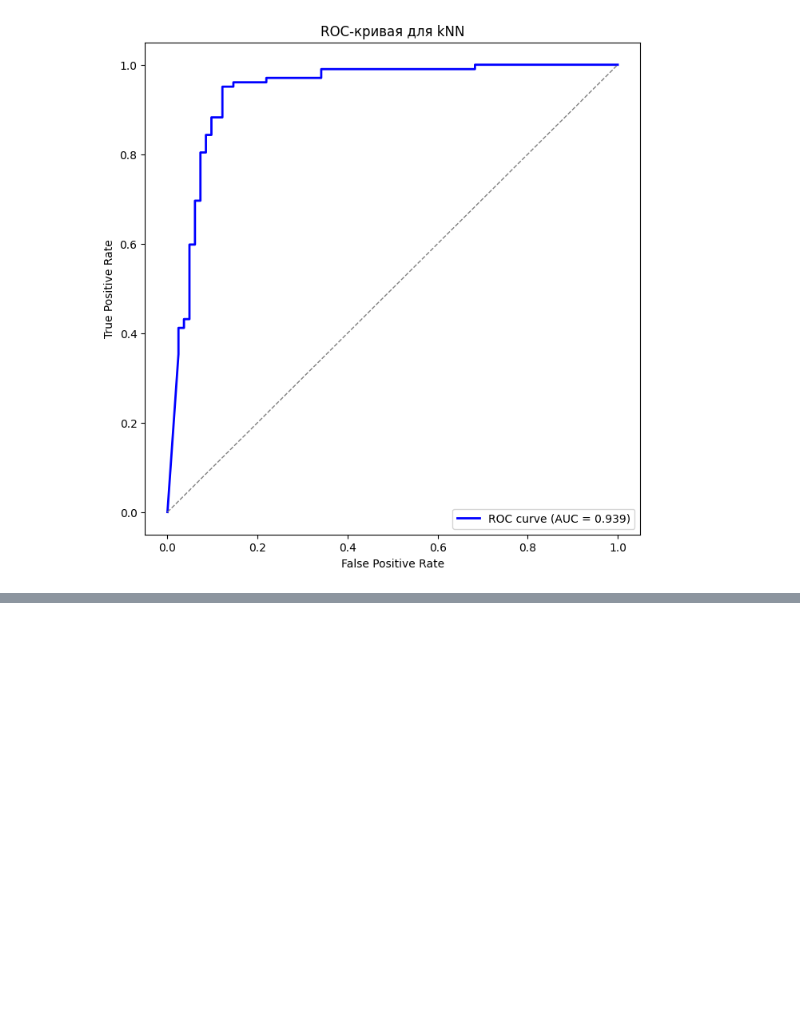
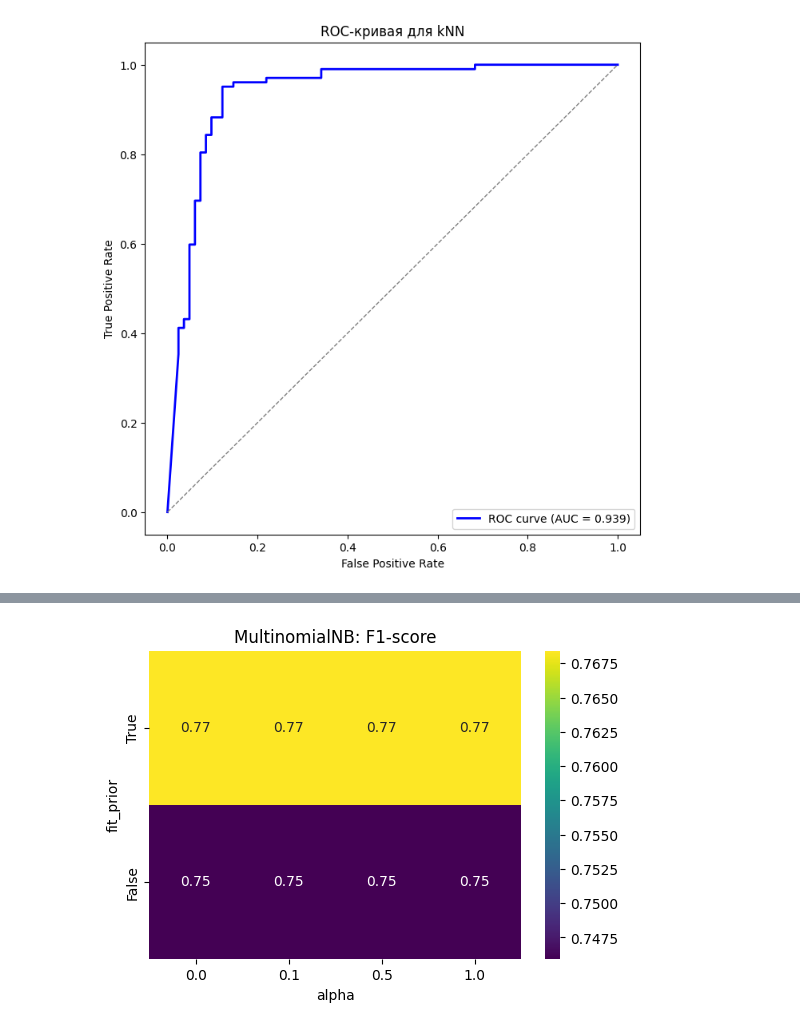
Before and after one commit to rochaldo1/Machine_Learning, a Jupyter notebook: labs/lab_3.ipynb, the cells around one changed output, grey strips where cells are left out. Saved outputs shown, nothing was run; the diff lists cells and outputs as text; code cells hidden in the pictures; blank space fills up the shorter version.

```diff
--- a/labs/lab_3.ipynb
+++ b/labs/lab_3.ipynb
@@ -864,0 +804,28 @@ kNN после обработки выбросов и масштабирован
+# %%
+import itertools
+
+alphas = [0.0, 0.1, 0.5, 1.0]
+fit_priors = [True, False]
+results_nb = []
+
+X = df_multinomial.drop('HeartDisease', axis=1)
+y = df_multinomial['HeartDisease']
+
+X_train, X_test, y_train, y_test = train_test_split(X, y, test_size=0.2, random_state=42, stratify=y)
+
+for alpha, fit_prior in itertools.product(alphas, fit_priors):
+    nb = MultinomialNB(alpha=alpha, fit_prior=fit_prior)
+    nb.fit(X_train, y_train)
+    y_pred = nb.predict(X_test)
+    results_nb.append((alpha, fit_prior, f1_score(y_test, y_pred)))
+
+f1_matrix = np.array([[r[2] for r in results_nb if r[1]==fp] for fp in fit_priors])
+plot.figure(figsize=(6,4))
+sb.heatmap(f1_matrix, annot=True, xticklabels=alphas, yticklabels=fit_priors, cmap='viridis')
+plot.xlabel('alpha')
+plot.ylabel('fit_prior')
+plot.title('MultinomialNB: F1-score')
+plot.show()
+plot.show()
+# %% [output]
+[figure, added]
```
Also changed, not shown: parts of 9 cells of this notebook.
